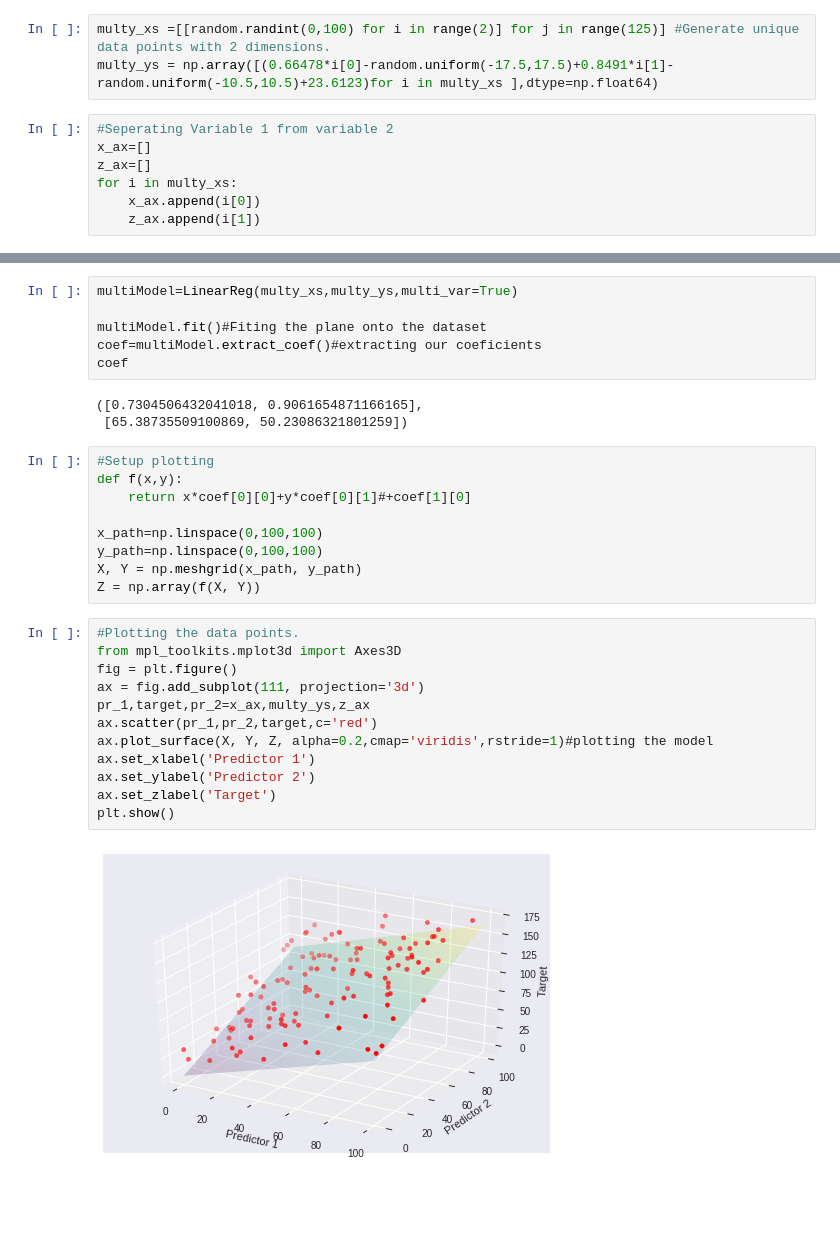
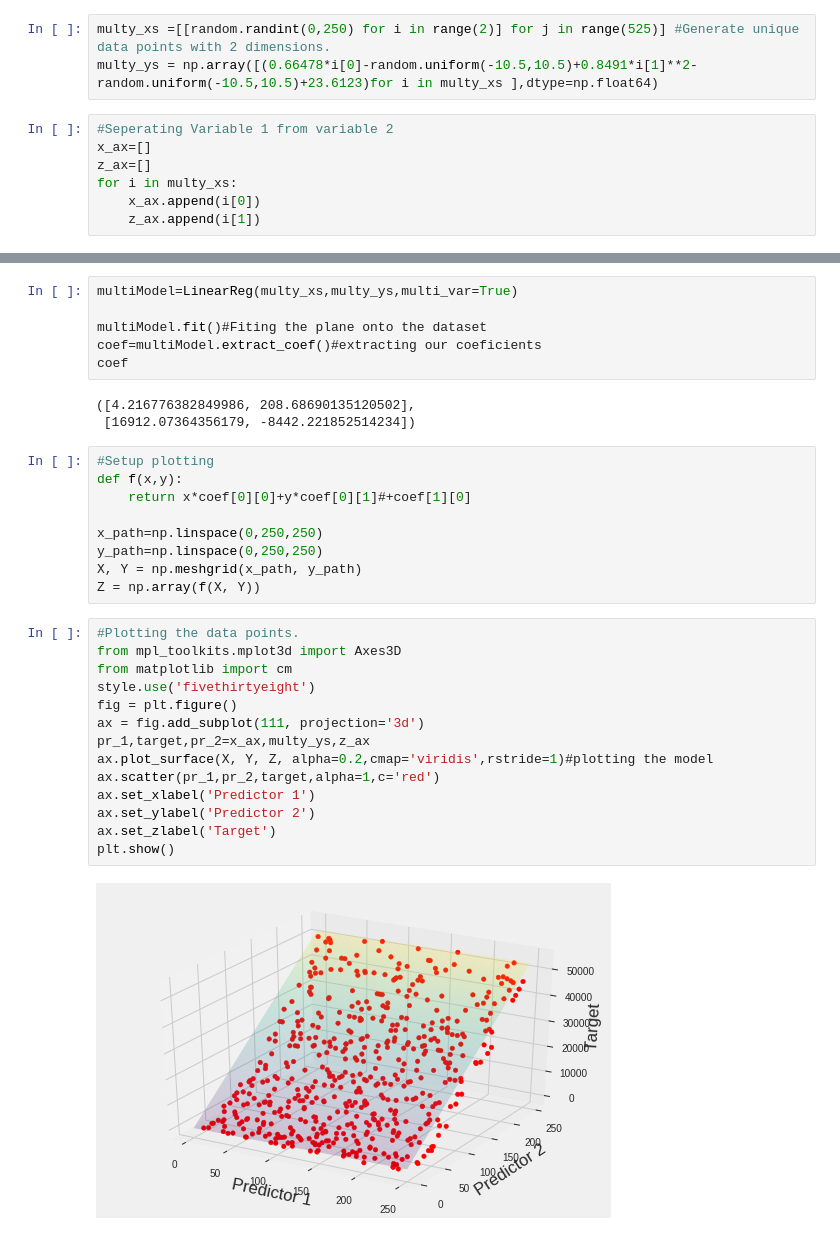
Before and after one commit to GioLomia/Machine_Learning_From_Scratch, a Jupyter notebook: Linear_Regression_from_Scratch.ipynb, the cells around one changed output, grey strips where cells are left out. Saved outputs shown, nothing was run; the diff lists cells and outputs as text; blank space fills up the shorter version.

```diff
--- a/Linear_Regression_from_Scratch.ipynb
+++ b/Linear_Regression_from_Scratch.ipynb
@@ -105,8 +105,8 @@ plt.show()
 # Linear Regression For Multy Variable Data Sets
 Sources Used: [Multiple Linear Regression](http://mezeylab.cb.bscb.cornell.edu/labmembers/documents/supplement%205%20-%20multiple%20regression.pdf)
 # %%
-multy_xs =[[random.randint(0,100) for i in range(2)] for j in range(125)] #Generate unique data points with 2 dimensions.
-multy_ys = np.array([(0.66478*i[0]-random.uniform(-17.5,17.5)+0.8491*i[1]-random.uniform(-10.5,10.5)+23.6123)for i in multy_xs ],dtype=np.float64)
+multy_xs =[[random.randint(0,250) for i in range(2)] for j in range(525)] #Generate unique data points with 2 dimensions.
+multy_ys = np.array([(0.66478*i[0]-random.uniform(-10.5,10.5)+0.8491*i[1]**2-random.uniform(-10.5,10.5)+23.6123)for i in multy_xs ],dtype=np.float64)
 # %%
 #Seperating Variable 1 from variable 2
 x_ax=[]
@@ -134,28 +134,30 @@ multiModel.fit()#Fiting the plane onto the dataset
 coef=multiModel.extract_coef()#extracting our coeficients
 coef
 # %% [output]
-([0.7304506432041018, 0.9061654871166165],
- [65.38735509100869, 50.23086321801259])
+([4.216776382849986, 208.68690135120502],
+ [16912.07364356179, -8442.221852514234])
 # %%
 #Setup plotting
 def f(x,y):
     return x*coef[0][0]+y*coef[0][1]#+coef[1][0]
 
-x_path=np.linspace(0,100,100)
-y_path=np.linspace(0,100,100)
+x_path=np.linspace(0,250,250)
+y_path=np.linspace(0,250,250)
 X, Y = np.meshgrid(x_path, y_path)
 Z = np.array(f(X, Y))
 # %%
 #Plotting the data points.
 from mpl_toolkits.mplot3d import Axes3D
+from matplotlib import cm
+style.use('fivethirtyeight')
 fig = plt.figure()
 ax = fig.add_subplot(111, projection='3d')
 pr_1,target,pr_2=x_ax,multy_ys,z_ax
-ax.scatter(pr_1,pr_2,target,c='red')
 ax.plot_surface(X, Y, Z, alpha=0.2,cmap='viridis',rstride=1)#plotting the model
+ax.scatter(pr_1,pr_2,target,alpha=1,c='red')
 ax.set_xlabel('Predictor 1')
 ax.set_ylabel('Predictor 2')
 ax.set_zlabel('Target')
 plt.show()
 # %% [output]
-[figure, old version]
+[figure, new version]
```
Also changed, not shown: parts of 1 cell of this notebook.
